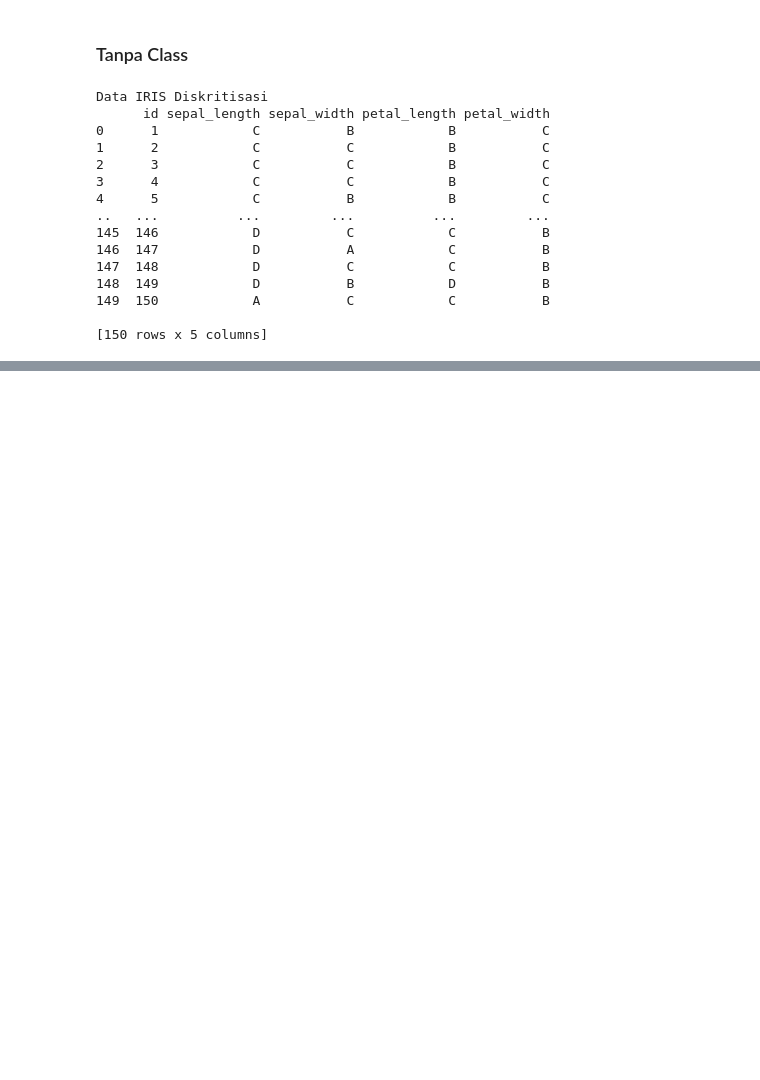
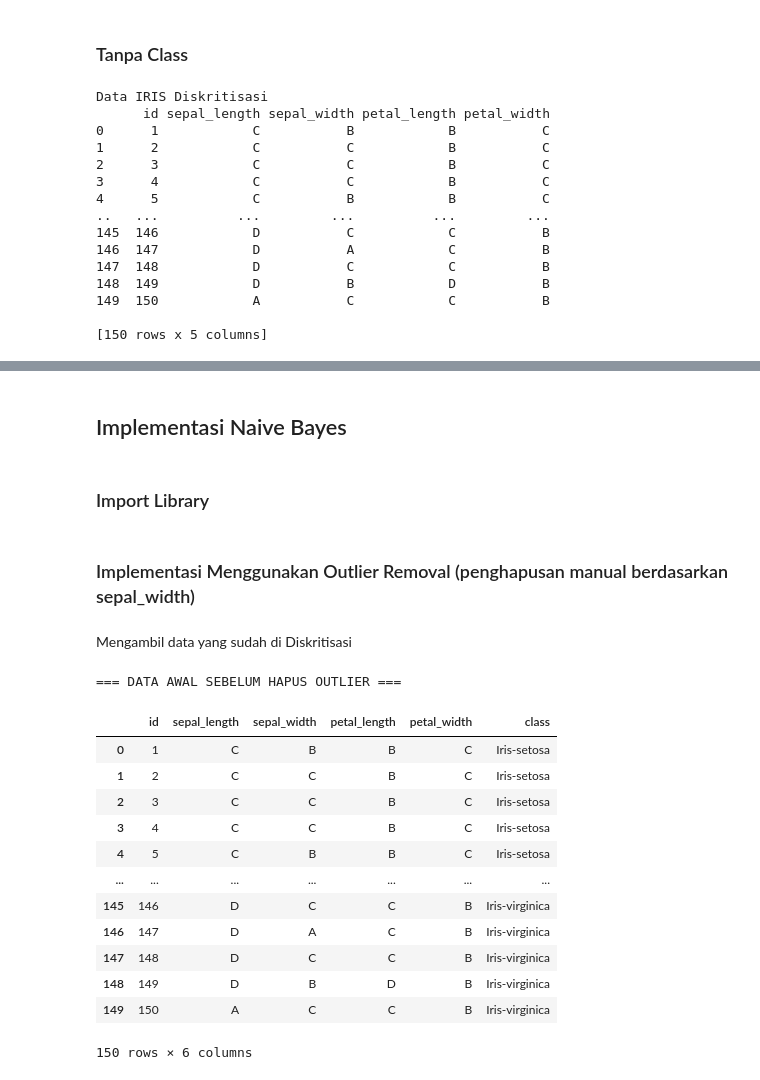
Before and after one commit to AqbilBarakaa/pendata, a Jupyter notebook: pendata/_build/jupyter_execute/Diskritisasi_Data.ipynb, the cells around one changed output, grey strips where cells are left out. Saved outputs shown, nothing was run; the diff lists cells and outputs as text; code cells hidden in the pictures; blank space fills up the shorter version.

```diff
--- a/pendata/_build/jupyter_execute/Diskritisasi_Data.ipynb
+++ b/pendata/_build/jupyter_execute/Diskritisasi_Data.ipynb
@@ -610,0 +588,4 @@ Data IRIS Diskritisasi
+# %% [markdown]
+## Implementasi Naive Bayes
+# %% [markdown]
+### Import Library
@@ -610,0 +600,24 @@ Data IRIS Diskritisasi
+# %% [markdown]
+### Implementasi Menggunakan Outlier Removal (penghapusan manual berdasarkan sepal_width)
+# %% [markdown]
+Mengambil data yang sudah di Diskritisasi
+# %%
+# 1. Baca data
+dataset = pd.read_csv('IRIS_Diskritisasi.csv')
+print("=== DATA AWAL SEBELUM HAPUS OUTLIER ===")
+dataset
+# %% [output]
+=== DATA AWAL SEBELUM HAPUS OUTLIER ===
+|  | id | sepal_length | sepal_width | petal_length | petal_width | class |
+| 0 | 1 | C | B | B | C | Iris-setosa |
+| 1 | 2 | C | C | B | C | Iris-setosa |
+| 2 | 3 | C | C | B | C | Iris-setosa |
+| 3 | 4 | C | C | B | C | Iris-setosa |
+| 4 | 5 | C | B | B | C | Iris-setosa |
+| ... | ... | ... | ... | ... | ... | ... |
+| 145 | 146 | D | C | C | B | Iris-virginica |
+| 146 | 147 | D | A | C | B | Iris-virginica |
+| 147 | 148 | D | C | C | B | Iris-virginica |
+| 148 | 149 | D | B | D | B | Iris-virginica |
+| 149 | 150 | A | C | C | B | Iris-virginica |
+150 rows × 6 columns
```
Also changed, not shown: parts of 80 cells of this notebook, 14 other files.
